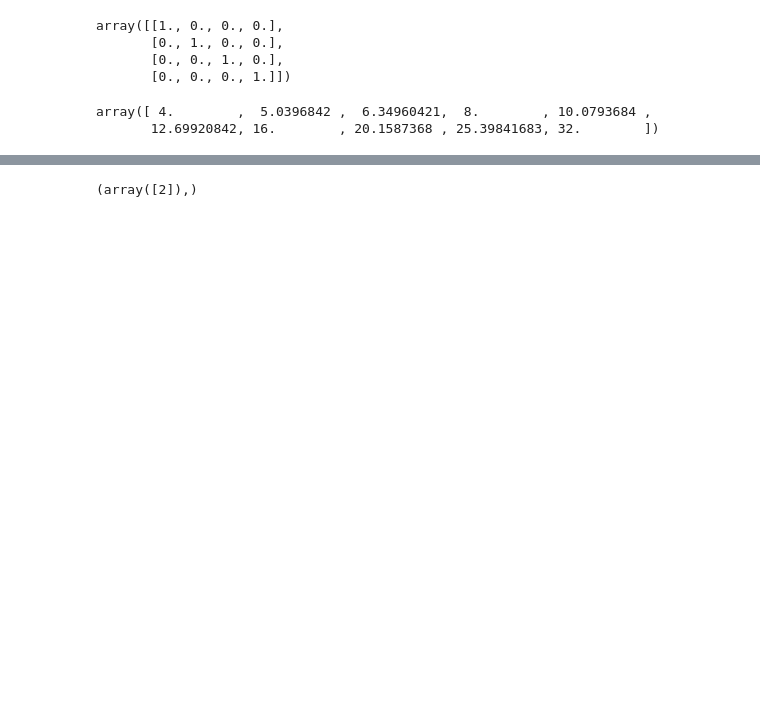
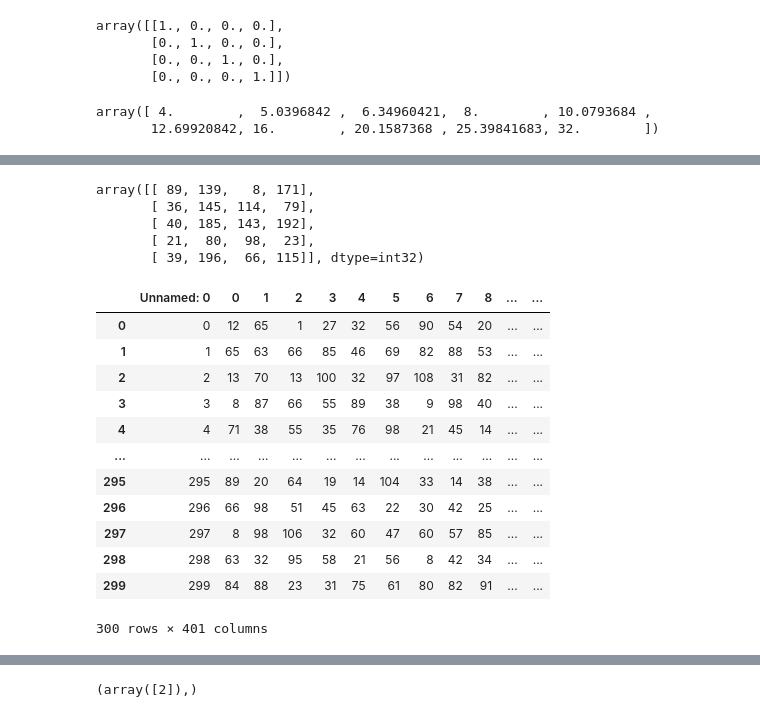
Before and after one commit to Sufeeya07/pyhton_ds, a Jupyter notebook: numpy/numpy 1.ipynb, the cells around one changed output, grey strips where cells are left out. Drawn from its saved outputs; the diff is of its cells as text; code cells hidden in the pictures; blank space fills up the shorter version.

```diff
--- a/numpy/numpy 1.ipynb
+++ b/numpy/numpy 1.ipynb
@@ -246,5 +308,31 @@ array([[0.77418894, 0.45801848, 0.49166774, 0.22758498],
+# %%
+# only produce int
+
+np.random.randint(1,200, (5,4))
+# %% [output]
+array([[ 89, 139,   8, 171],
+       [ 36, 145, 114,  79],
+       [ 40, 185, 143, 192],
+       [ 21,  80,  98,  23],
+       [ 39, 196,  66, 115]], dtype=int32)
 # %%
 pd.DataFrame(np.random.randint(1,110, (300,400)) ).to_csv('array_data.csv')  # 1,110 se random data lega
+# %%
+pd.read_csv('array_data.csv')
+# %% [output]
+|  | Unnamed: 0 | 0 | 1 | 2 | 3 | 4 | 5 | 6 | 7 | 8 | ... | ... |
+| 0 | 0 | 12 | 65 | 1 | 27 | 32 | 56 | 90 | 54 | 20 | ... | ... |
+| 1 | 1 | 65 | 63 | 66 | 85 | 46 | 69 | 82 | 88 | 53 | ... | ... |
+| 2 | 2 | 13 | 70 | 13 | 100 | 32 | 97 | 108 | 31 | 82 | ... | ... |
+| 3 | 3 | 8 | 87 | 66 | 55 | 89 | 38 | 9 | 98 | 40 | ... | ... |
+| 4 | 4 | 71 | 38 | 55 | 35 | 76 | 98 | 21 | 45 | 14 | ... | ... |
+| ... | ... | ... | ... | ... | ... | ... | ... | ... | ... | ... | ... | ... |
+| 295 | 295 | 89 | 20 | 64 | 19 | 14 | 104 | 33 | 14 | 38 | ... | ... |
+| 296 | 296 | 66 | 98 | 51 | 45 | 63 | 22 | 30 | 42 | 25 | ... | ... |
+| 297 | 297 | 8 | 98 | 106 | 32 | 60 | 47 | 60 | 57 | 85 | ... | ... |
+| 298 | 298 | 63 | 32 | 95 | 58 | 21 | 56 | 8 | 42 | 34 | ... | ... |
+| 299 | 299 | 84 | 88 | 23 | 31 | 75 | 61 | 80 | 82 | 91 | ... | ... |
+300 rows × 401 columns
 # %%
 #------------reshape
 
```
Also changed, not shown: parts of 64 cells of this notebook.
